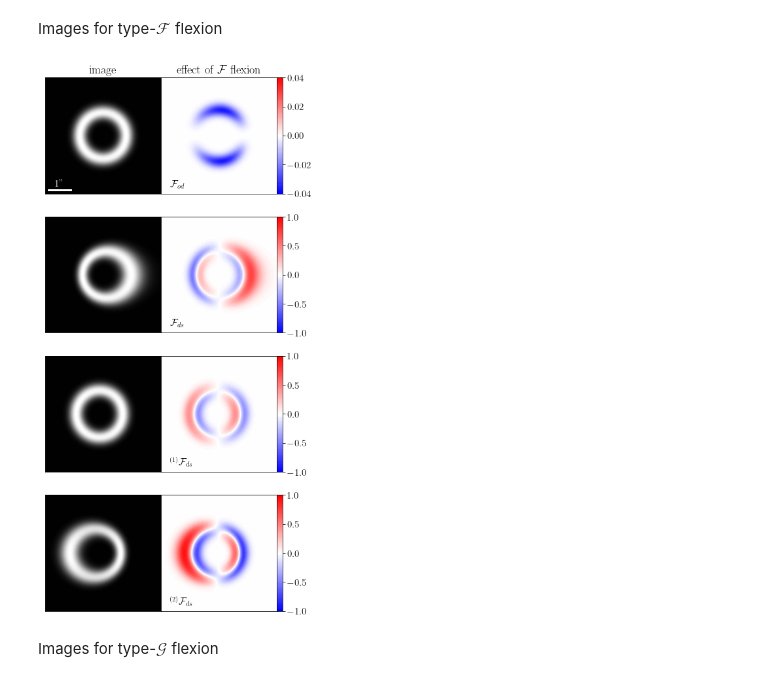
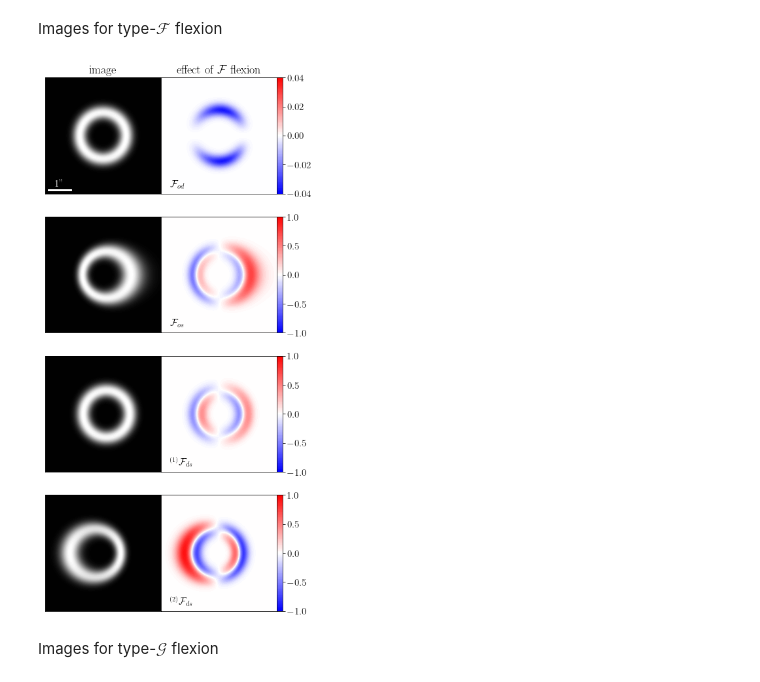
Before and after one commit to pierrefleury/LOS, a Jupyter notebook: figures_los.ipynb, the cells around one changed output. Cells and saved outputs as stored; diff of their text form; code cells hidden in the pictures.

Commit message:
Correcting a sign in flexion terms and updating flexion fig

```diff
--- a/figures_los.ipynb
+++ b/figures_los.ipynb
@@ -14,6 +14,8 @@ from matplotlib import rc
 rc('text', usetex=True)
 rc('font', family='serif')
 matplotlib.rcParams.update({'font.size': 15})
+# %%
+path = '/Users/pierrefleury/Dropbox/Project - LOS in strong lensing/article - Line-of-sight effects in strong gravitational lensing/figures/'
 # %% [markdown]
 # Parameterised LOS effects
 # %% [markdown]
@@ -544,7 +548,7 @@ imnoflex = np.array([Is(complex(theta1, theta2)-alpha_d(complex(theta1, theta2))
 # with flexion
 
 modes=[r'$\mathcal{F}_{od}$',
-      r'$\mathcal{F}_{ds}$',
+      r'$\mathcal{F}_{os}$',
       r'${}^{(1)}\mathcal{F}_{ds}$',
       r'${}^{(2)}\mathcal{F}_{ds}$']
 
@@ -575,39 +579,39 @@ for i in range(4):
     residuals = image - imnoflex
     ax=axs[i,1]
 
     if i==0: # case of (od): adapt the scale
         tcf=ax.tricontourf(x, y, residuals,levels=np.linspace(-0.04,0.04,100),cmap='bwr')
         fig.colorbar(tcf, ax=ax, ticks=np.linspace(-0.04,0.04,5), pad=0)
     else: # otherwise normal scale
         tcf=ax.tricontourf(x, y, residuals,levels=np.linspace(-1,1,100),cmap='bwr')
         fig.colorbar(tcf, ax=ax, ticks=np.linspace(-1,1,5), pad=0)
     ax.text(-2.1, -2.2, modes[i], horizontalalignment='left')
     ax.set_aspect('equal')
     ax.set_xticks([])
     ax.set_yticks([])
 
 # Set titles on the first row
 axs[0,0].set_title(r"image")
 axs[0,1].set_title(r"effect of $\mathcal{F}$ flexion")
 
 # Indicate scale on the first figure
 scalebar = AnchoredSizeBar(axs[0,0].transData,
                            1, r'1"', 'lower left',
                            pad=0.2,
                            color='white',
                            frameon=False,
                            label_top=True,
                            size_vertical=0.05)
 axs[0,0].add_artist(scalebar);
 
 # Save figure
-#fig.savefig("figures/effect_F_flexion.png",
-#            format='png',
-#            dpi=300,
-#            transparent=True,
-#            bbox_inches='tight')
+fig.savefig(path+"effect_F_flexion.png",
+            format='png',
+            dpi=300,
+            transparent=True,
+            bbox_inches='tight')
 # %% [output]
-[figure, old version]
+[figure, new version]
 # %% [markdown]
 Images for type-$\mathcal{G}$ flexion
 # %%
```
Also changed, not shown: parts of 2 cells of this notebook.
